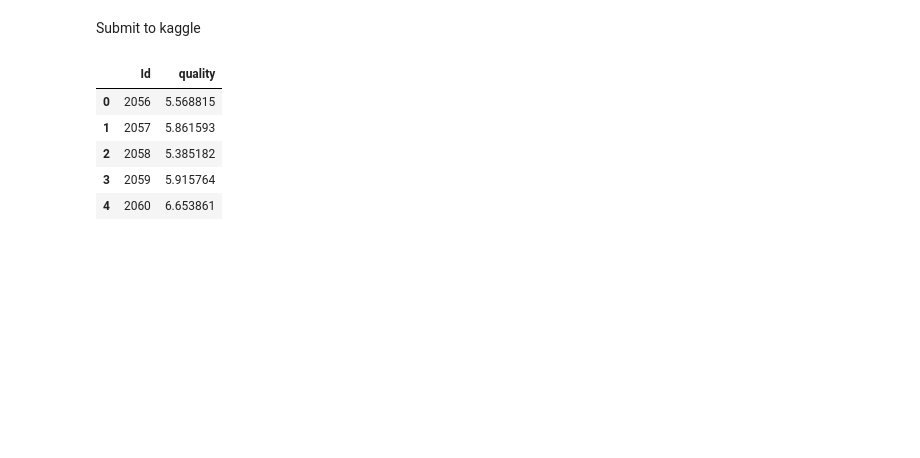
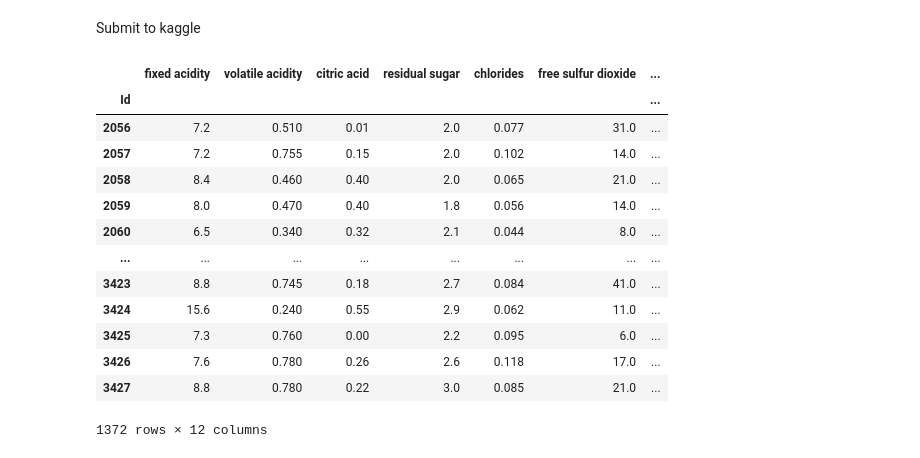
Before and after one commit to rubanzasilva/ps-s03e05, a Jupyter notebook: ps-s03e05.ipynb, the cells around one changed output. Cells and saved outputs as stored; diff of their text form; code cells hidden in the pictures; blank space fills up the shorter version.

```diff
--- a/ps-s03e05.ipynb
+++ b/ps-s03e05.ipynb
@@ -172,17 +161,25 @@ preds
 Submit to kaggle
 # %%
 target_preds = preds[0]
+# %%
+target_preds = preds[0][:,1]
+test_df['quality'] = target_preds
+# %%
+test_df
+# %% [output]
+|  | fixed acidity | volatile acidity | citric acid | residual sugar | chlorides | free sulfur dioxide | ... |
+| Id |  |  |  |  |  |  | ... |
+| 2056 | 7.2 | 0.510 | 0.01 | 2.0 | 0.077 | 31.0 | ... |
+| 2057 | 7.2 | 0.755 | 0.15 | 2.0 | 0.102 | 14.0 | ... |
+| 2058 | 8.4 | 0.460 | 0.40 | 2.0 | 0.065 | 21.0 | ... |
+| 2059 | 8.0 | 0.470 | 0.40 | 1.8 | 0.056 | 14.0 | ... |
+| 2060 | 6.5 | 0.340 | 0.32 | 2.1 | 0.044 | 8.0 | ... |
+| ... | ... | ... | ... | ... | ... | ... | ... |
+| 3423 | 8.8 | 0.745 | 0.18 | 2.7 | 0.084 | 41.0 | ... |
+| 3424 | 15.6 | 0.240 | 0.55 | 2.9 | 0.062 | 11.0 | ... |
+| 3425 | 7.3 | 0.760 | 0.00 | 2.2 | 0.095 | 6.0 | ... |
+| 3426 | 7.6 | 0.780 | 0.26 | 2.6 | 0.118 | 17.0 | ... |
+| 3427 | 8.8 | 0.780 | 0.22 | 3.0 | 0.085 | 21.0 | ... |
+1372 rows × 12 columns
 # %%
-test_df['quality'] = target_preds
-
-test_df.to_csv('submission_y.csv', columns=['quality'], index=True)
-
-submission_y = pd.read_csv('submission_y.csv')
-submission_y.head()
+test_df.to_csv('submission.csv', columns=['quality'], index=True)
-# %% [output]
-|  | Id | quality |
-| 0 | 2056 | 5.568815 |
-| 1 | 2057 | 5.861593 |
-| 2 | 2058 | 5.385182 |
-| 3 | 2059 | 5.915764 |
-| 4 | 2060 | 6.653861 |
```
Also changed, not shown: parts of 20 cells of this notebook.
